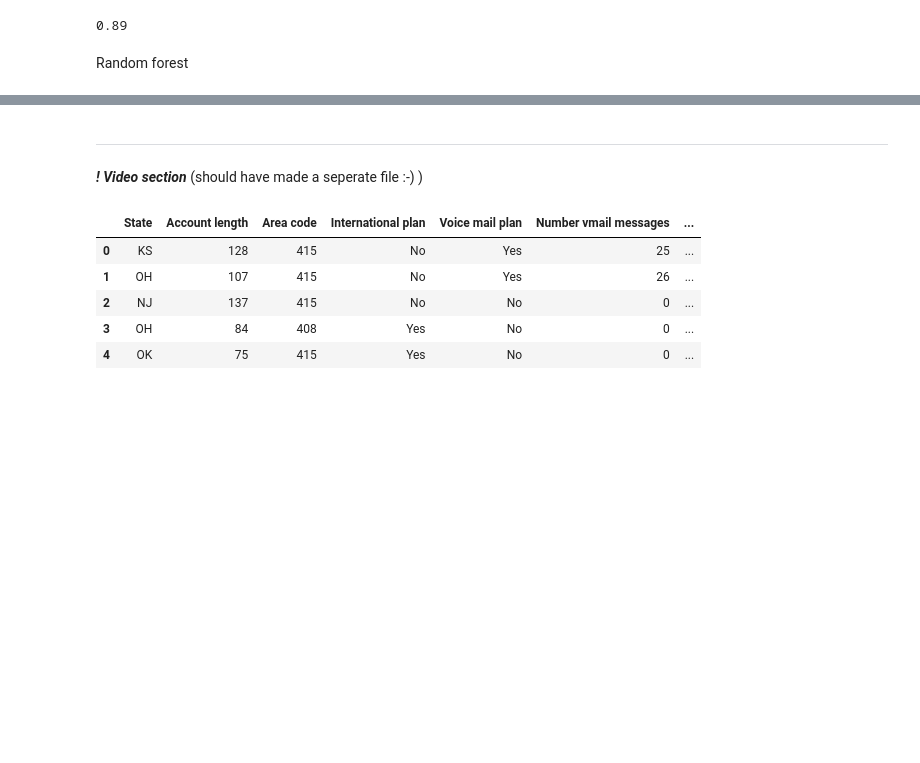
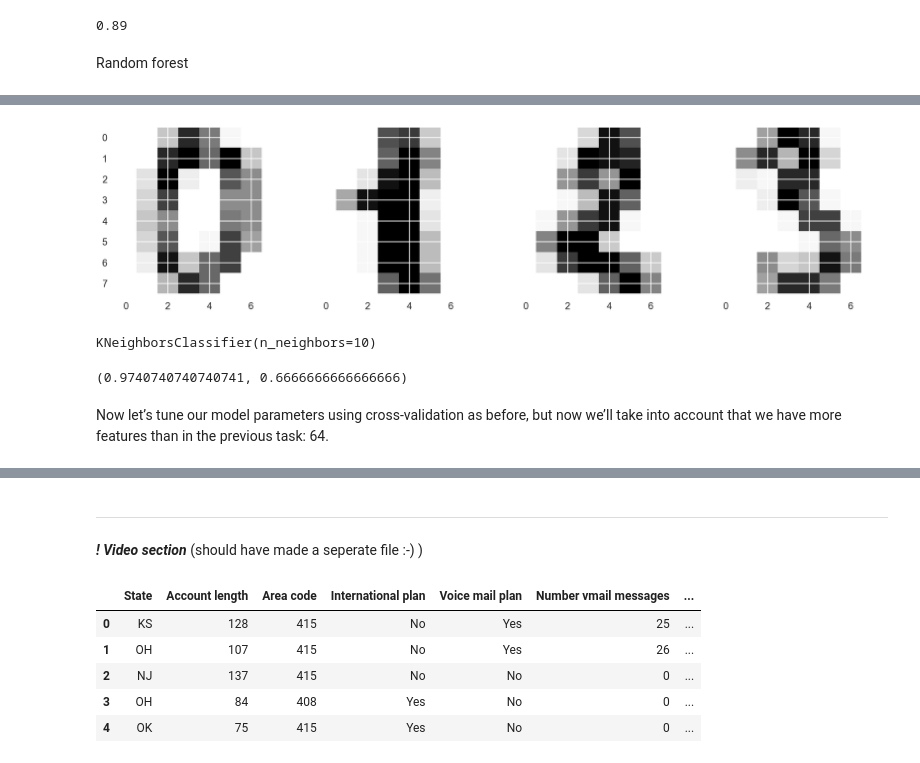
Before and after one commit to rahulrajesh131999/ai-ml-dl-journey, a Jupyter notebook: topic3/Classification, Decision Trees and k Nearest Neighbors.ipynb, the cells around one changed output, grey strips where cells are left out. Saved outputs shown, nothing was run; the diff lists cells and outputs as text; code cells hidden in the pictures; blank space fills up the shorter version.

```diff
--- a/topic3/Classification, Decision Trees and k Nearest Neighbors.ipynb
+++ b/topic3/Classification, Decision Trees and k Nearest Neighbors.ipynb
@@ -287,0 +405,10 @@ Random forest
+# %%
+from sklearn.datasets import load_digits
+
+data = load_digits()
+
+X, y = data.data, data.target
+
+X[0,:].reshape(8,8) # first raw all columns (rows, columns)
+
+#print(X[0,:])
@@ -287,0 +424,6 @@ Random forest
+# %%
+f, axes = plt.subplots(1,4, sharey=True, figsize=(16,6)) # sharey=True - all subplots share the same Y-axis scale
+for i in range(4):
+    axes[i].imshow(X[i, :].reshape([8, 8]), cmap="Greys") # imshow() - “image show”
+# %% [output]
+[figure, added]
@@ -287,0 +434,24 @@ Random forest
+# %%
+tree = DecisionTreeClassifier(
+    max_depth=5,random_state=17
+)
+
+knn_pipe = Pipeline(
+    [("scaler", StandardScaler()), ("knn", KNeighborsClassifier(n_neighbors=10))]
+)
+
+tree.fit(X_train, y_train)
+
+knn.fit(X_train, y_train)
+# %% [output]
+KNeighborsClassifier(n_neighbors=10)
+# %%
+tree_pred =tree.predict(X_holdout)
+
+knn_pred = knn.predict(X_holdout)
+
+accuracy_score(y_holdout, knn_pred), accuracy_score(y_holdout, tree_pred)
+# %% [output]
+(0.9740740740740741, 0.6666666666666666)
+# %% [markdown]
+Now let’s tune our model parameters using cross-validation as before, but now we’ll take into account that we have more features than in the previous task: 64.
```
Also changed, not shown: parts of 24 cells of this notebook.
